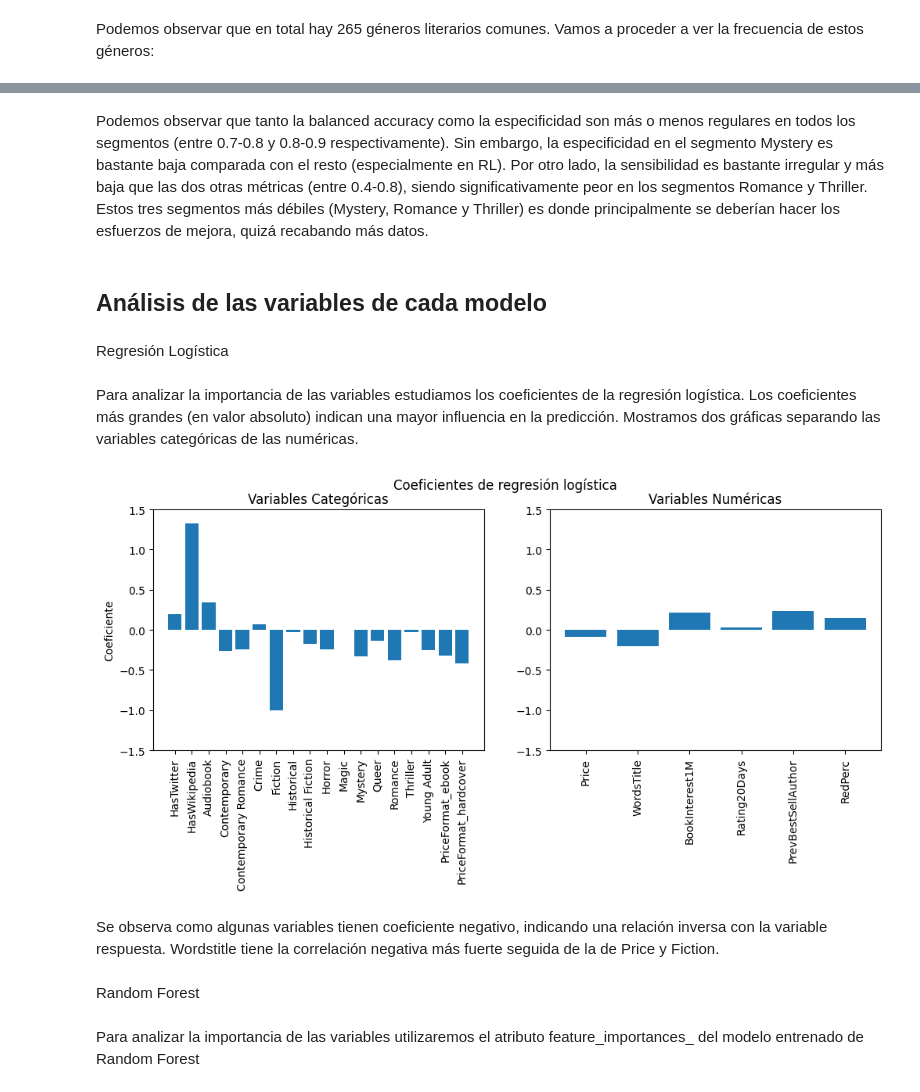
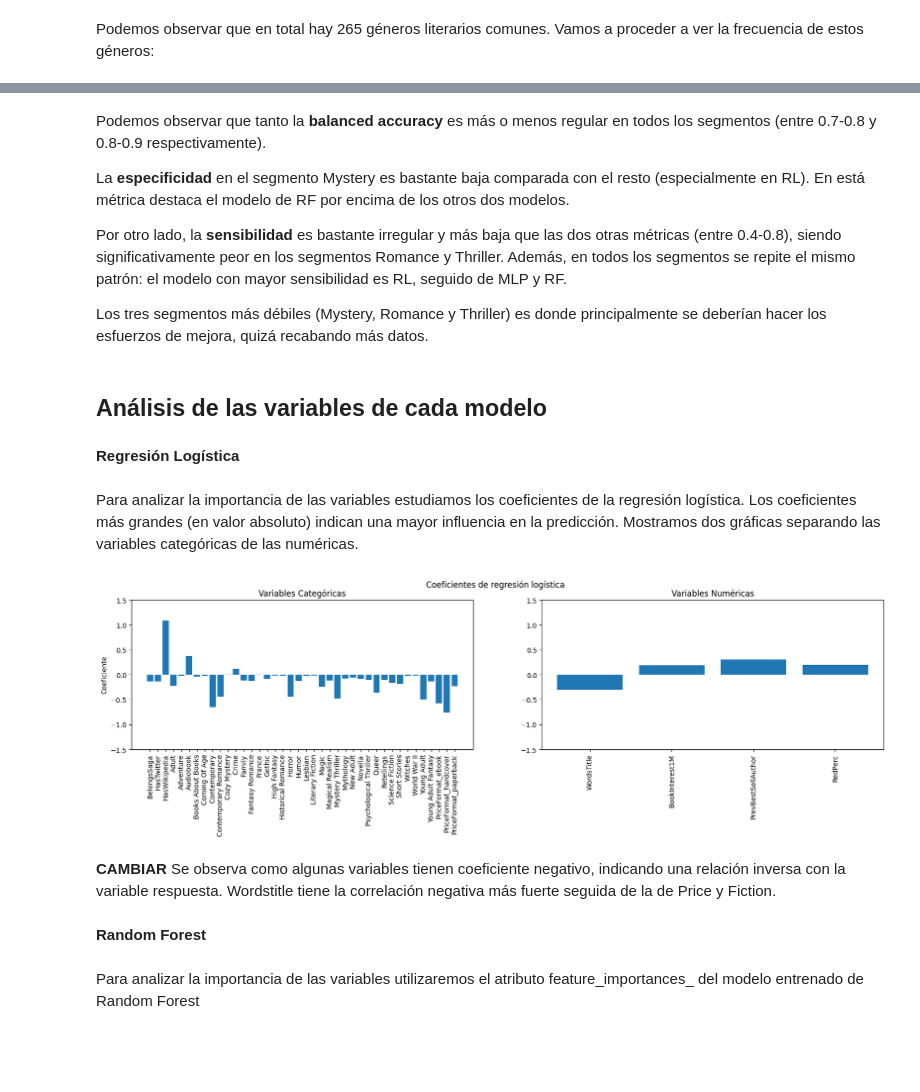
Before and after one commit to MMCCJJ/NOVELLA, a Jupyter notebook: modelos/evaluacionModelosCandidatos.ipynb, the cells around one changed output, grey strips where cells are left out. Saved outputs shown, nothing was run; the diff lists cells and outputs as text; code cells hidden in the pictures; blank space fills up the shorter version.

Commit message:
Actualiza la evaluación con los modelos reentrenados

```diff
--- a/modelos/evaluacionModelosCandidatos.ipynb
+++ b/modelos/evaluacionModelosCandidatos.ipynb
@@ -48,8 +64,2 @@ data.head()
-# %%
-# Semilla
-SEED = 22
-
-# Proporción del conjunto de test
-TEST_SIZE = 0.3
 # %% [markdown]
 Separamos el conjunto de datos sin escalar en train y test
@@ -58,7 +66,6 @@ from sklearn.model_selection import train_test_split
 # %%
-X = data.drop('Bestseller', axis=1)
-y = data['Bestseller']
-X_train, X_test, y_train, y_test = train_test_split(X, y, test_size=TEST_SIZE, stratify=y, random_state=SEED)
+y, X = getYX(data)
+X_train, X_test, y_train, y_test = separacionTrainTest(X, y)
 # %%
 X_test.head()
 # %% [output]
@@ -258,7 +265,7 @@ from sklearn.linear_model import LogisticRegression
 # %%
 # Definimos la base de datos
 rl_database_name = 'RL_runs.db'
-rl_run_id = 'd98ac0232b4549faa74cb9352d1be3cf'
+rl_run_id = 'f4094ea9684944f69426a082cd126eff'
 
 # Cargamos los parámetros
 rl_params = load_model_from_db(rl_database_name, rl_run_id)
@@ -304,7 +311,7 @@ from sklearn.neural_network import MLPClassifier
 # %%
 # Definimos la base de datos
 mlp_database_name = 'MLP_runs.db'
-mlp_run_id = 'a6e5a4cdffc94b2097820ba4e545f13d'
+mlp_run_id = '8c2da395658847e2b4c7ba6114ef8d60'
 
 # Cargamos los parámetros
 mlp_params = load_model_from_db(mlp_database_name, mlp_run_id)
@@ -600,11 +607,17 @@ plt.show()
 # %% [markdown]
-Podemos observar que tanto la balanced accuracy como la especificidad son más o menos regulares en todos los segmentos (entre 0.7-0.8 y 0.8-0.9 respectivamente). Sin embargo, la especificidad en el segmento Mystery es bastante baja comparada con el resto (especialmente en RL). Por otro lado, la sensibilidad es bastante irregular y más baja que las dos otras métricas (entre 0.4-0.8), siendo significativamente peor en los segmentos Romance y Thriller. Estos tres segmentos más débiles (Mystery, Romance y Thriller) es donde principalmente se deberían hacer los esfuerzos de mejora, quizá recabando más datos.
+Podemos observar que tanto la **balanced accuracy** es más o menos regular en todos los segmentos (entre 0.7-0.8 y 0.8-0.9 respectivamente).
+
+La **especificidad** en el segmento Mystery es bastante baja comparada con el resto (especialmente en RL). En está métrica destaca el modelo de RF por encima de los otros dos modelos.
+
+Por otro lado, la **sensibilidad** es bastante irregular y más baja que las dos otras métricas (entre 0.4-0.8), siendo significativamente peor en los segmentos Romance y Thriller. Además, en todos los segmentos se repite el mismo patrón: el modelo con mayor sensibilidad es RL, seguido de MLP y RF.
+
+Los tres segmentos más débiles (Mystery, Romance y Thriller) es donde principalmente se deberían hacer los esfuerzos de mejora, quizá recabando más datos.
 # %% [markdown]
 ## Análisis de las variables de cada modelo
 # %%
 import matplotlib.pyplot as plt
 # %% [markdown]
-Regresión Logística
+**Regresión Logística**
 # %% [markdown]
 Para analizar la importancia de las variables estudiamos los coeficientes de la regresión logística. Los coeficientes más grandes (en valor absoluto) indican una mayor influencia en la predicción. Mostramos dos gráficas separando las variables categóricas de las numéricas.
 # %%
@@ -627,39 +642,39 @@ coeficientes_no_num = []
 nombres_no_num_filt = []
 
 for i, nombre in enumerate(nombres_no_num):
     if nombre in non_zero_feature_names:
         coeficientes_no_num.append(non_zero_coef[non_zero_feature_names.index(nombre)])
         nombres_no_num_filt.append(nombre)
 
-fig, axs = plt.subplots(1, 2, figsize=(12, 4))
+fig, axs = plt.subplots(1, 2, figsize=(20, 4))
 
 axs[0].bar(range(len(coeficientes_no_num)), coeficientes_no_num)
 axs[0].set_xticks(range(len(coeficientes_no_num)))
 axs[0].set_xticklabels(nombres_no_num_filt, rotation=90)
 axs[0].set_ylim([-1.5, 1.5])
 axs[0].set_title('Variables Categóricas')
 axs[0].set_ylabel('Coeficiente')
 
 for i, nombre in enumerate(nombres_variables_num):
     if nombre in non_zero_feature_names:
         coeficientes_num.append(non_zero_coef[non_zero_feature_names.index(nombre)])
         nombres_num.append(nombre)
 
 axs[1].bar(range(len(coeficientes_num)), coeficientes_num)
 axs[1].set_xticks(range(len(coeficientes_num)))
 axs[1].set_xticklabels(nombres_num, rotation=90)
 axs[1].set_ylim([-1.5, 1.5])
 axs[1].set_title('Variables Numéricas')
 
 fig.suptitle("Coeficientes de regresión logística")
 
 plt.show()
 # %% [output]
-[figure, old version]
+[figure, new version]
 # %% [markdown]
-Se observa como algunas variables tienen coeficiente negativo, indicando una relación inversa con la variable respuesta. Wordstitle tiene la correlación negativa más fuerte seguida de la de Price y Fiction.
+**CAMBIAR** Se observa como algunas variables tienen coeficiente negativo, indicando una relación inversa con la variable respuesta. Wordstitle tiene la correlación negativa más fuerte seguida de la de Price y Fiction.
 # %% [markdown]
-Random Forest
+**Random Forest**
 # %% [markdown]
 Para analizar la importancia de las variables utilizaremos el atributo feature_importances_ del modelo entrenado de Random Forest
 # %%
```
Also changed, not shown: parts of 25 cells of this notebook.
